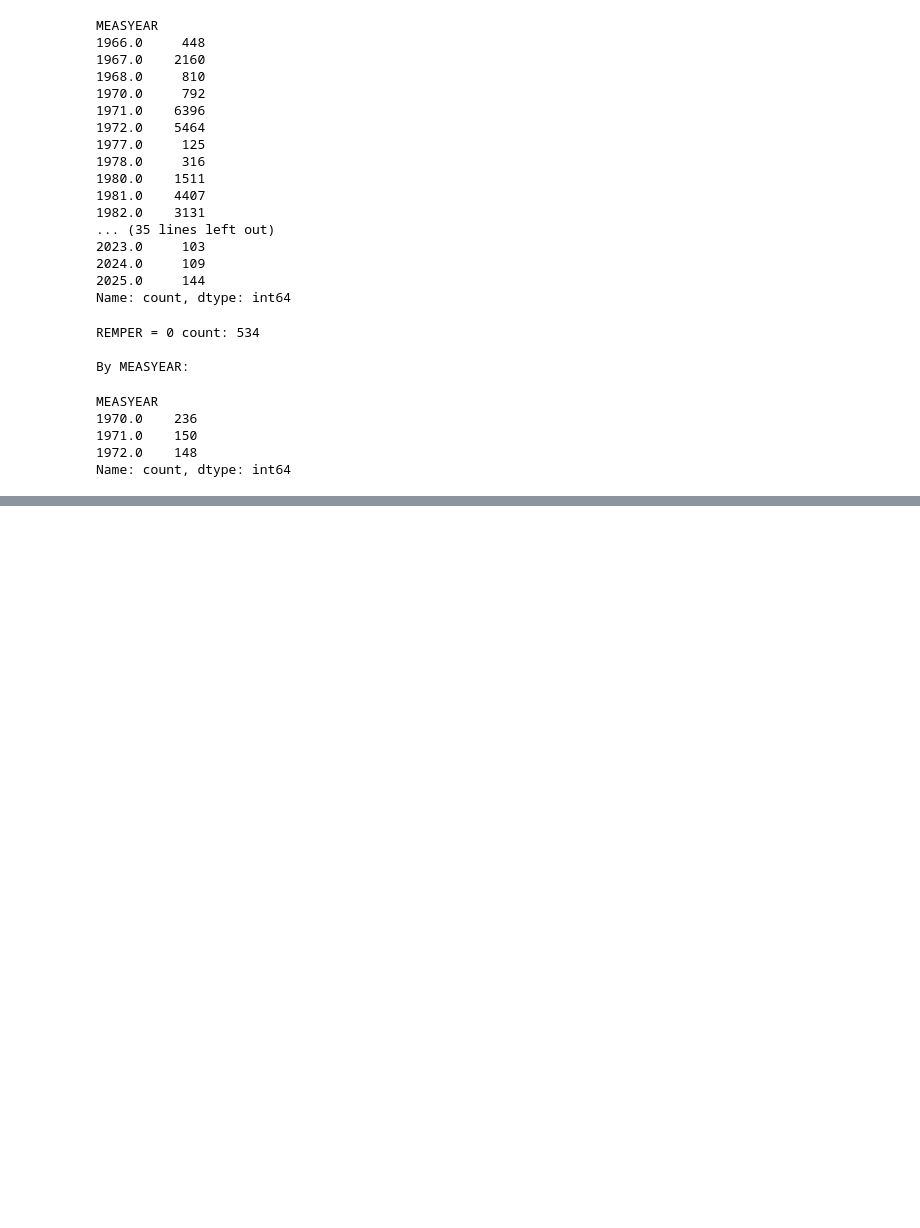
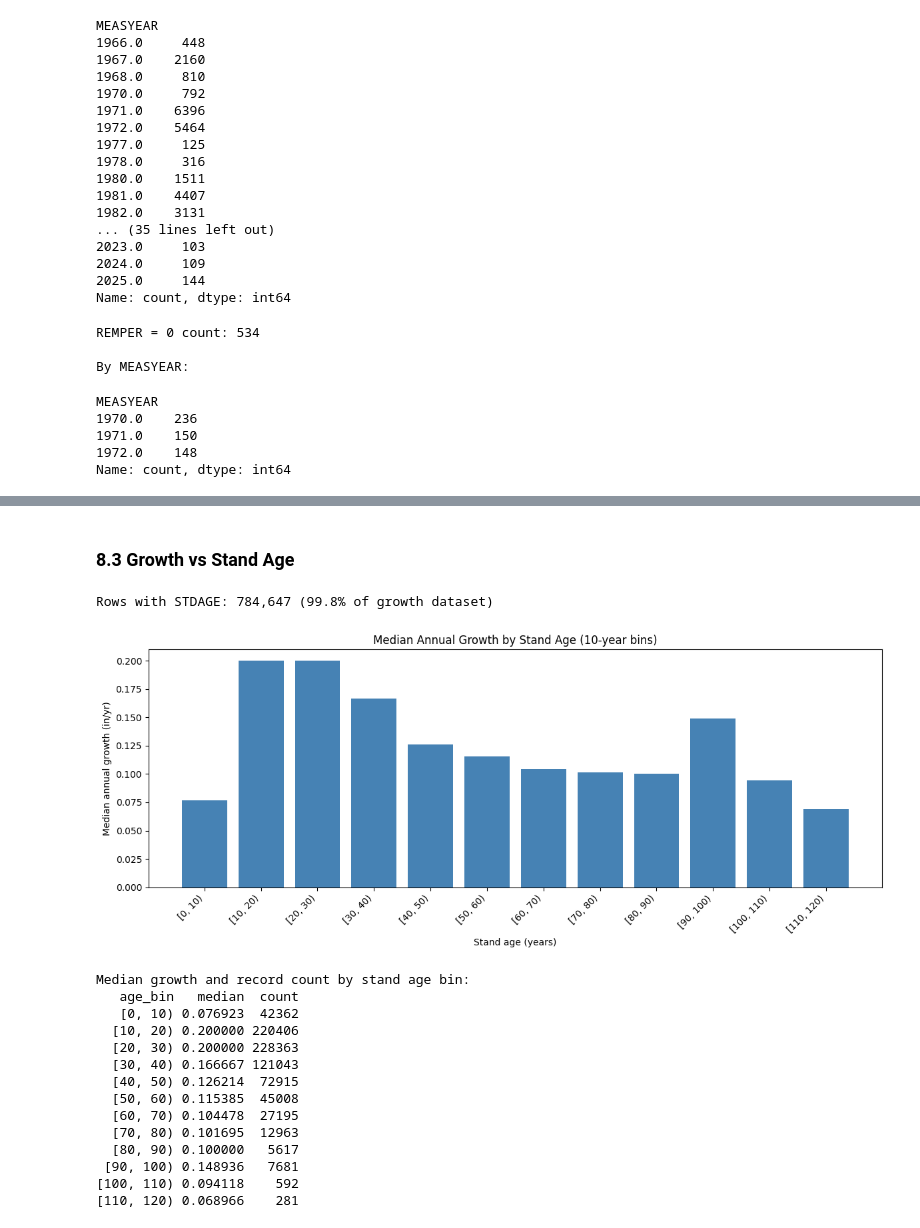
Before and after one commit to pranathy-ms/funga-data-application, a Jupyter notebook: notebooks/01_data_pipeline_and_eda.ipynb, the cells around one changed output, grey strips where cells are left out. Saved outputs shown, nothing was run; the diff lists cells and outputs as text; code cells hidden in the pictures; blank space fills up the shorter version.

```diff
--- a/notebooks/01_data_pipeline_and_eda.ipynb
+++ b/notebooks/01_data_pipeline_and_eda.ipynb
@@ -347,0 +506,41 @@ Name: count, dtype: int64
+# %% [markdown]
+### 8.3 Growth vs Stand Age
+# %%
+# Only rows with known stand age
+df_age = df_growth.dropna(subset=["STDAGE"])
+print(f"Rows with STDAGE: {len(df_age):,} ({100*len(df_age)/len(df_growth):.1f}% of growth dataset)")
+
+# Bin stand age into 10-year brackets and compute median growth per bin
+df_age = df_age.copy()
+df_age["age_bin"] = pd.cut(df_age["STDAGE"], bins=range(0, 121, 10), right=False)
+age_summary = df_age.groupby("age_bin", observed=True)["annual_growth"].agg(["median", "count"]).reset_index()
+
+fig, ax = plt.subplots(figsize=(12, 5))
+ax.bar(range(len(age_summary)), age_summary["median"], color="steelblue", edgecolor="none")
+ax.set_xticks(range(len(age_summary)))
+ax.set_xticklabels([str(b) for b in age_summary["age_bin"]], rotation=45, ha="right")
+ax.set_title("Median Annual Growth by Stand Age (10-year bins)")
+ax.set_xlabel("Stand age (years)")
+ax.set_ylabel("Median annual growth (in/yr)")
+plt.tight_layout()
+plt.show()
+
+print("\nMedian growth and record count by stand age bin:")
+print(age_summary.to_string(index=False))
+# %% [output]
+Rows with STDAGE: 784,647 (99.8% of growth dataset)
+[figure, added]
+Median growth and record count by stand age bin:
+   age_bin   median  count
+   [0, 10) 0.076923  42362
+  [10, 20) 0.200000 220406
+  [20, 30) 0.200000 228363
+  [30, 40) 0.166667 121043
+  [40, 50) 0.126214  72915
+  [50, 60) 0.115385  45008
+  [60, 70) 0.104478  27195
+  [70, 80) 0.101695  12963
+  [80, 90) 0.100000   5617
+ [90, 100) 0.148936   7681
+[100, 110) 0.094118    592
+[110, 120) 0.068966    281
```
Also changed, not shown: parts of 12 cells of this notebook, 1 other file.
